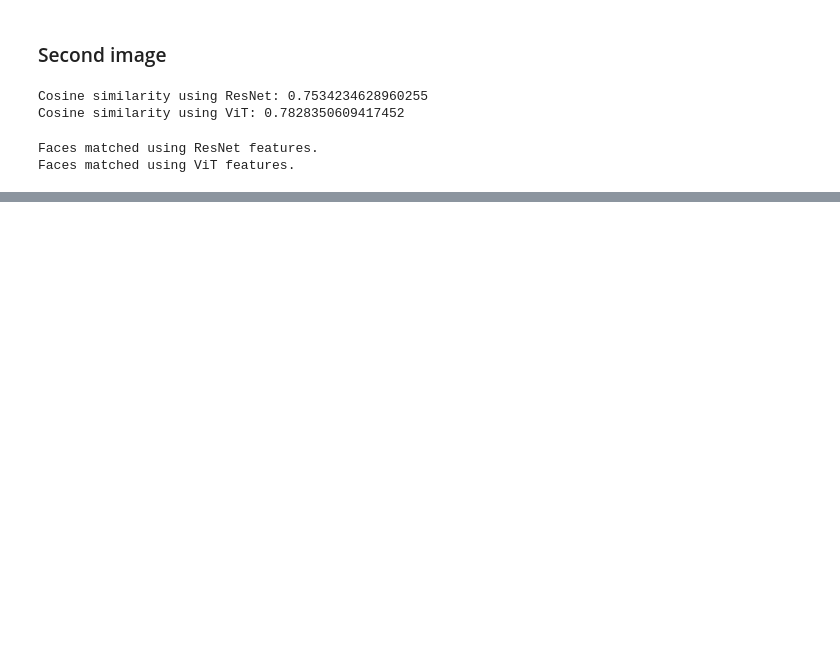
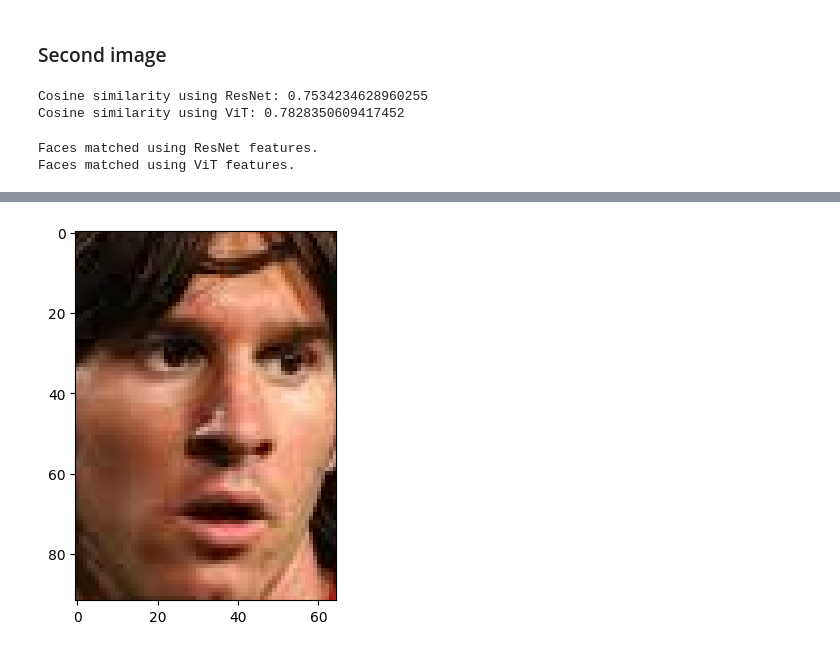
Before and after one commit to MuhFaridanSutariya/llava-1.5-liveness-7b, a Jupyter notebook: notebook/research_faceRecognition.ipynb, the cells around one changed output, grey strips where cells are left out. Cells and saved outputs as stored; diff of their text form; code cells hidden in the pictures; blank space fills up the shorter version.

Commit message:
update for pretrained model facenet

```diff
--- a/notebook/research_faceRecognition.ipynb
+++ b/notebook/research_faceRecognition.ipynb
@@ -5,7 +5,8 @@ from PIL import Image
 import matplotlib.pyplot as plt
 from facenet_pytorch import MTCNN
 # %%
-mtcnn = MTCNN(keep_all=True, device='cuda' if torch.cuda.is_available() else 'cpu')
+device = torch.device('cuda' if torch.cuda.is_available() else 'cpu')
+mtcnn = MTCNN(keep_all=True, device=device)
 # %%
 # Load a pretrained ResNet-50
 resnet = models.resnet50(weights='IMAGENET1K_V1')
@@ -114,0 +299,5 @@ Faces matched using ViT features.
+# %%
+from facenet_pytorch import MTCNN, InceptionResnetV1
+import torch
+model_face = InceptionResnetV1(pretrained='vggface2').to(device)
+mtcnn = MTCNN(keep_all=True, min_face_size=20, thresholds=[0.6, 0.7, 0.7])
@@ -114,0 +408,21 @@ Faces matched using ViT features.
+# %%
+img_1 = Image.open('images_asset/messi_1.jpeg')
+img_2 = Image.open('images_asset/messi_2.jpeg')
+img_3 = Image.open('images_asset/messi_3.jpeg')
+
+boxes, _ = mtcnn.detect(img_2)
+
+
+# Draw bounding boxes and extract faces
+fig, ax = plt.subplots()
+ax.imshow(img_2)
+for box in boxes:
+    rect = plt.Rectangle((box[0], box[1]), box[2] - box[0], box[3] - box[1], fill=False, color='red')
+    ax.add_patch(rect)
+
+    # Crop face
+    face = img_2.crop(box)
+    plt.imshow(face)
+    plt.show()
+# %% [output]
+[figure, added]
```
Also changed, not shown: parts of 37 cells of this notebook.
